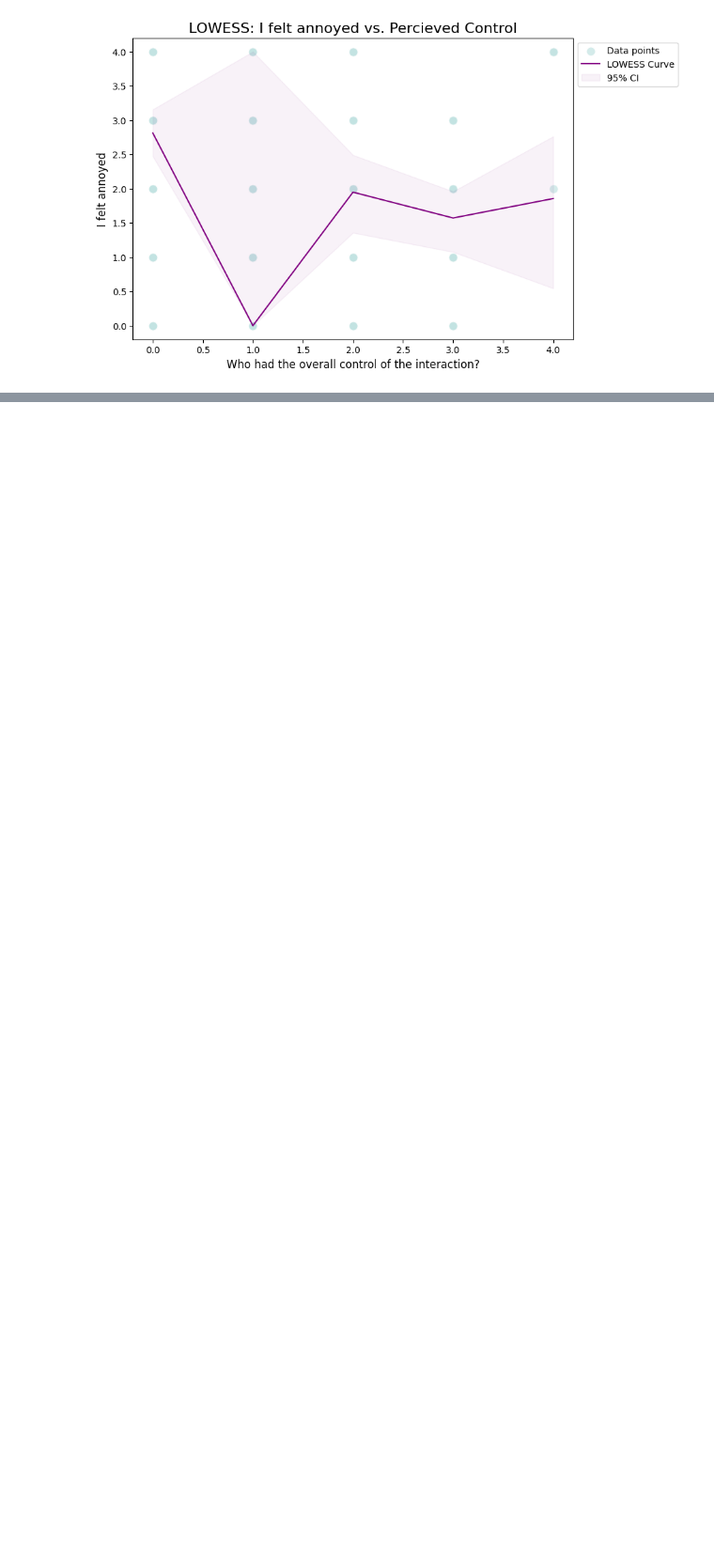
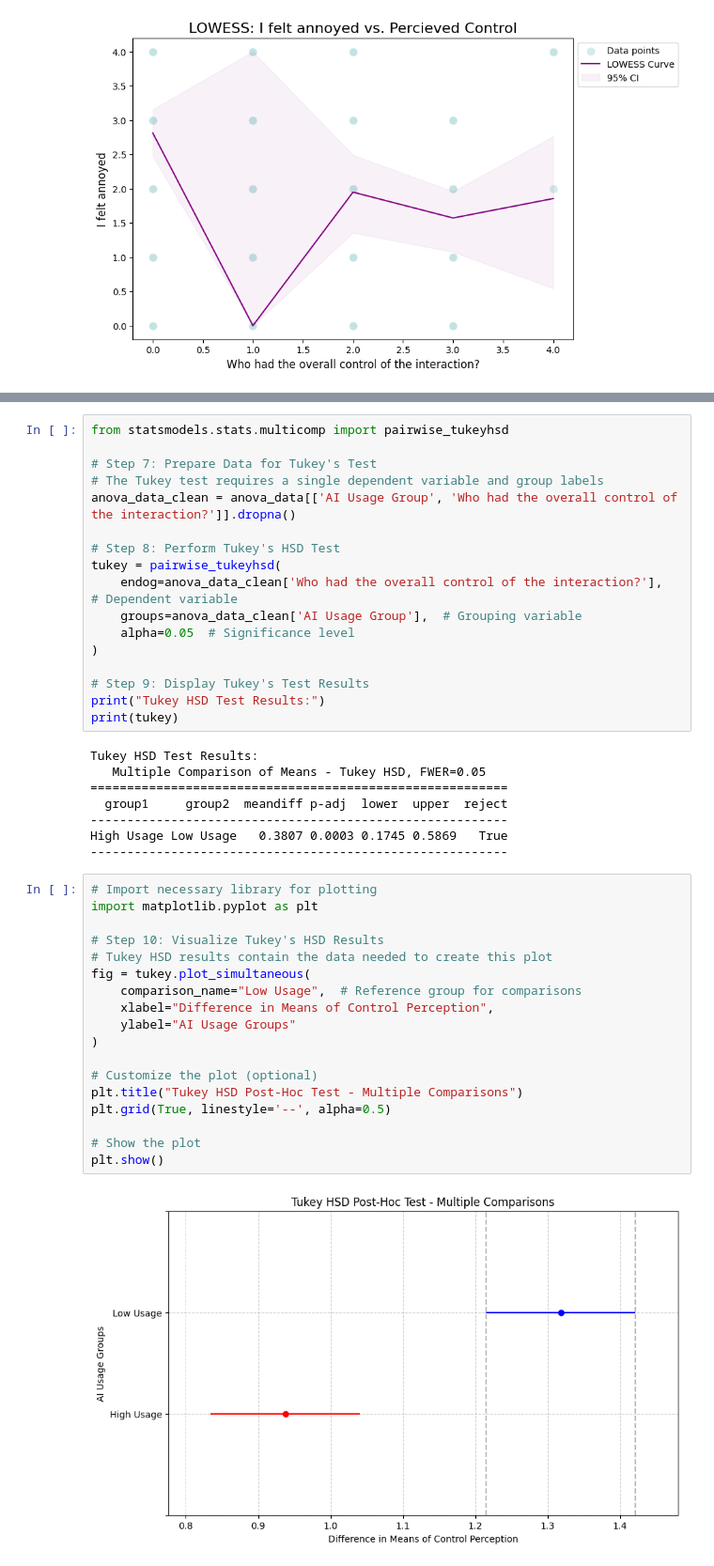
Before and after one commit to Elmir-Zeynalov/User-Studies, a Jupyter notebook: Dictator-Analysis.ipynb, the cells around one changed output, grey strips where cells are left out. Shown at 94% size. Cells and saved outputs as stored; diff of their text form; blank space fills up the shorter version.

Commit message:
anova stuff for AI control

```diff
--- a/Dictator-Analysis.ipynb
+++ b/Dictator-Analysis.ipynb
@@ -1778,3 +1766,48 @@ ANOVA Results:
 F-statistic: 13.20101270753201
 P-value: 0.00032869883088721503
 The results are statistically significant. There is a difference in perceived control between the AI usage groups.
+# %%
+from statsmodels.stats.multicomp import pairwise_tukeyhsd
+
+# Step 7: Prepare Data for Tukey's Test
+# The Tukey test requires a single dependent variable and group labels
+anova_data_clean = anova_data[['AI Usage Group', 'Who had the overall control of the interaction?']].dropna()
+
+# Step 8: Perform Tukey's HSD Test
+tukey = pairwise_tukeyhsd(
+    endog=anova_data_clean['Who had the overall control of the interaction?'],  # Dependent variable
+    groups=anova_data_clean['AI Usage Group'],  # Grouping variable
+    alpha=0.05  # Significance level
+)
+
+# Step 9: Display Tukey's Test Results
+print("Tukey HSD Test Results:")
+print(tukey)
+# %% [output]
+Tukey HSD Test Results:
+   Multiple Comparison of Means - Tukey HSD, FWER=0.05
+=========================================================
+  group1     group2  meandiff p-adj  lower  upper  reject
+---------------------------------------------------------
+High Usage Low Usage   0.3807 0.0003 0.1745 0.5869   True
+---------------------------------------------------------
+# %%
+# Import necessary library for plotting
+import matplotlib.pyplot as plt
+
+# Step 10: Visualize Tukey's HSD Results
+# Tukey HSD results contain the data needed to create this plot
+fig = tukey.plot_simultaneous(
+    comparison_name="Low Usage",  # Reference group for comparisons
+    xlabel="Difference in Means of Control Perception",
+    ylabel="AI Usage Groups"
+)
+
+# Customize the plot (optional)
+plt.title("Tukey HSD Post-Hoc Test - Multiple Comparisons")
+plt.grid(True, linestyle='--', alpha=0.5)
+
+# Show the plot
+plt.show()
+# %% [output]
+[figure, added]
```
Also changed, not shown: parts of 2 cells of this notebook.
